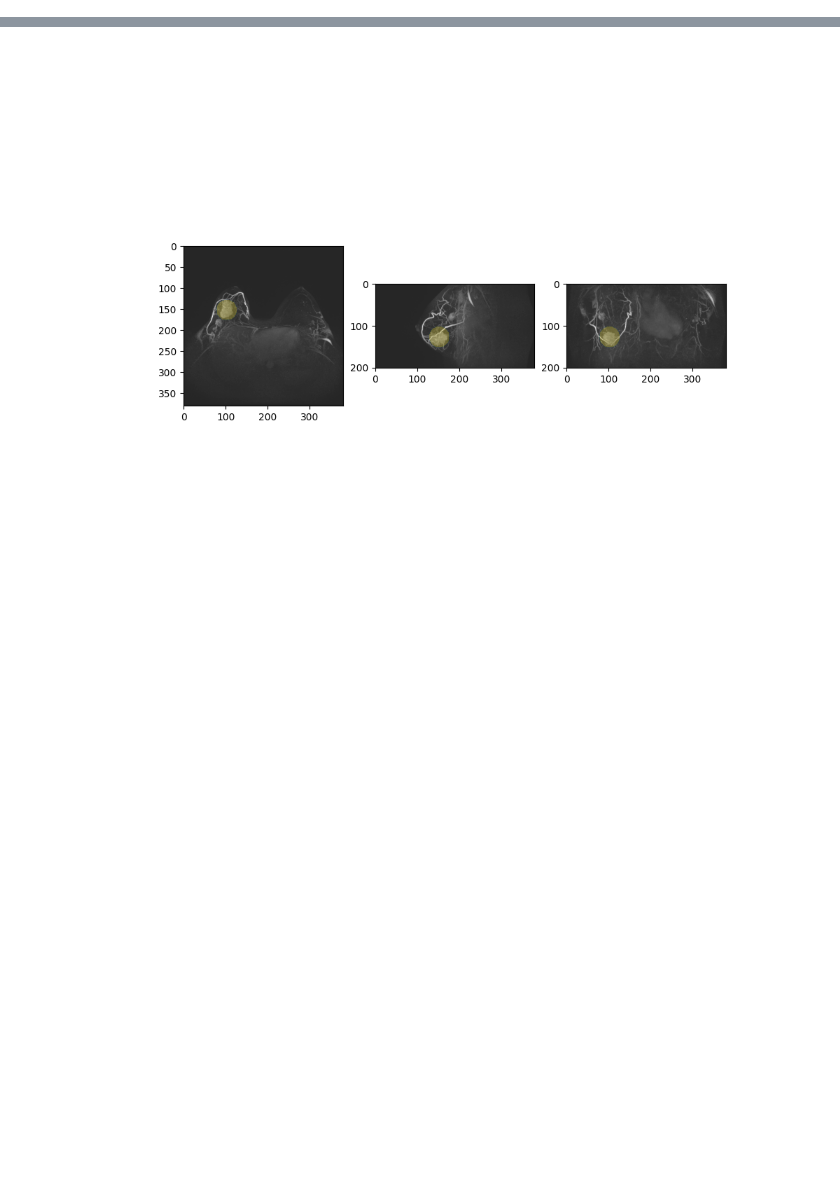
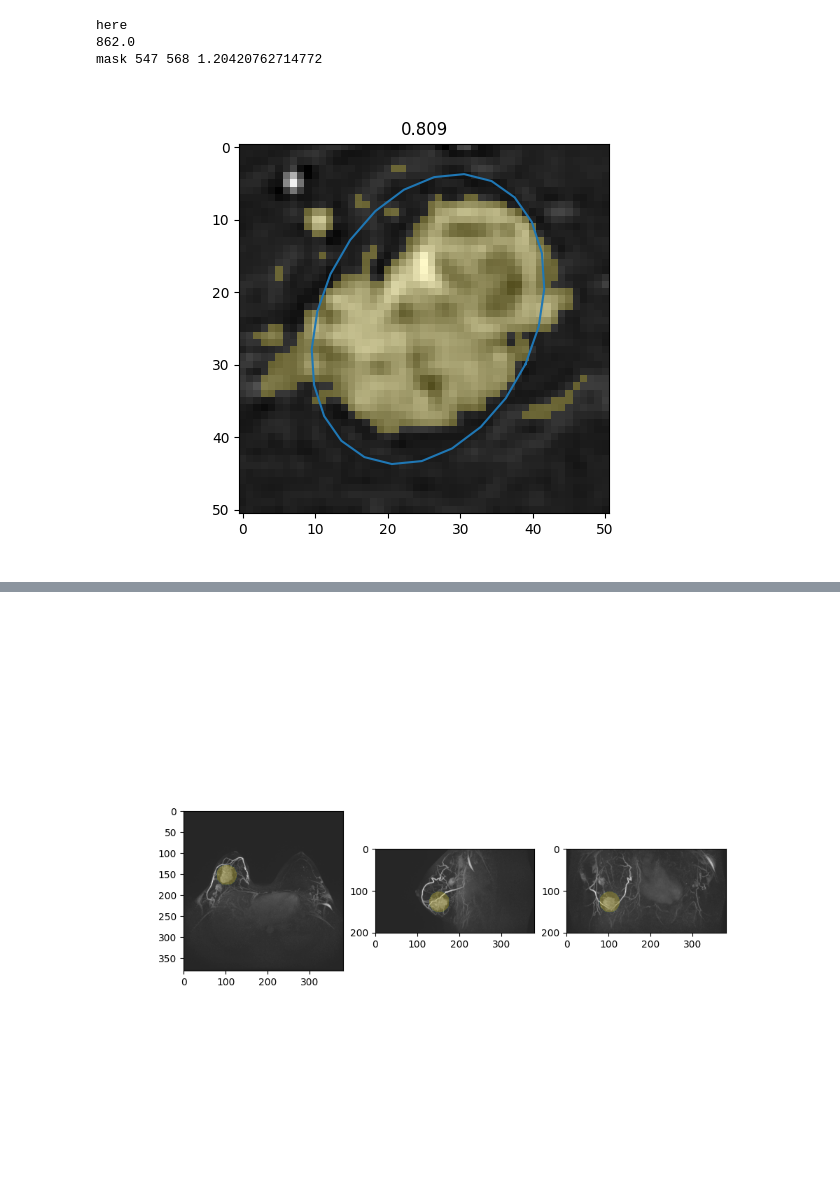
Before and after one commit to pstnmz/UQ_toolbox, a Jupyter notebook: CNN_db_creation _Ozgun.ipynb, the cells around one changed output, grey strips where cells are left out. Drawn from its saved outputs; the diff is of its cells as text; code cells hidden in the pictures; blank space fills up the shorter version.

```diff
--- a/CNN_db_creation _Ozgun.ipynb
+++ b/CNN_db_creation _Ozgun.ipynb
@@ -428,0 +474,37 @@ with cp.cuda.Device(1):
+# %%
+with cp.cuda.Device(1):
+    if np.count_nonzero(slice_ma_for_db) > 0.05*biggest_cut_size:
+        print('here')
+        sitk_img, sitk_mask, resized_image, resized_mask, features_40_slice, features_40_slice_resized = features_extraction2D(final_rot_image, final_rot_mask, slice)
+
+        image = sitk_img[:, :, 0] if filled is True else sitk_img
+        resized_image = resized_image[:, :, 0] if filled is True else resized_image
+        results, features_eigenvect, a, b, ellipticity = for_ellipse_creation(features_40_slice, image, sitk_mask)
+        results_resized, features_eigenvect_resized, a_resized, b_resized, _ = for_ellipse_creation(features_40_slice_resized, resized_image, resized_mask)
+
+        coords = np.column_stack(np.nonzero(sitk.GetArrayFromImage(sitk_mask)))
+        mean_coords = np.mean(coords, axis=0)
+        centered_coords = coords - mean_coords
+        # Fit an Elliptic Envelope
+        envelope = EllipticEnvelope(contamination=0.000001).fit(centered_coords)
+
+        # Access the covariance matrix of the ellipse
+        covariance = envelope.covariance_
+
+        # Perform eigen decomposition to get axes and orientation
+        eigenvalues, eigenvectors = np.linalg.eigh(covariance)
+
+        res_rob, di_rob, cont_ellipse_rob, mask_ell_rob, center_rob = compute_dice_ellipse(2*np.sqrt(eigenvalues)[0], 2*np.sqrt(eigenvalues)[1], eigenvectors, sitk_mask)
+        res, di, cont_ellipse, mask_ell, center = compute_dice_ellipse(a, b, features_eigenvect, sitk_mask)
+        _, di_resized, _, _, _ = compute_dice_ellipse(a_resized, b_resized, features_eigenvect_resized, resized_mask)
+
+        peri_surf_ratio = float(results['original_shape2D_PerimeterSurfaceRatio'])
+        sphericity = float(results['original_shape2D_Sphericity'])
+# %% [output]
+here
+862.0
+mask 547 568 1.20420762714772
+# %%
+plot_1slice(final_rot_image, final_rot_mask, final_rot_mask_bb, center_rob, slice, cont_ellipse_rob, di_rob, di_resized)
+# %% [output]
+[figure, added]
```
Also changed, not shown: parts of 16 cells of this notebook, 1 other file.
